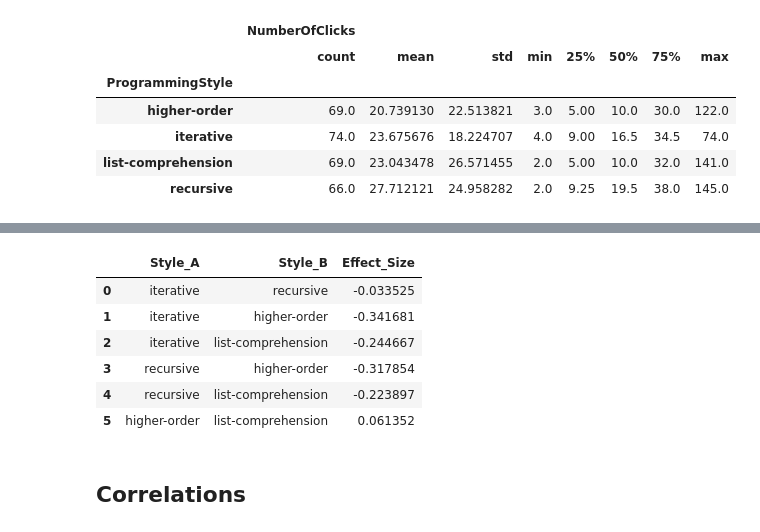
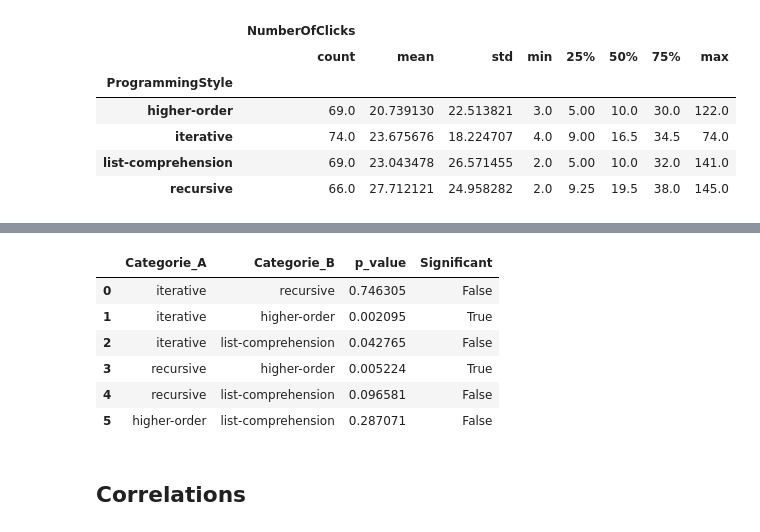
Before and after one commit to Sonaion/bachelor-arbeit, a Jupyter notebook: DataEvaluation/RQ02_01_VisualAttentionTotal.ipynb, the cells around one changed output, grey strips where cells are left out. Cells and saved outputs as stored; diff of their text form; code cells hidden in the pictures.

```diff
--- a/DataEvaluation/RQ02_01_VisualAttentionTotal.ipynb
+++ b/DataEvaluation/RQ02_01_VisualAttentionTotal.ipynb
@@ -295,24 +212,16 @@ df_effect_size.to_excel("./tmp_number_effect_size.xlsx")
-# %%
-df_tmp = df.copy()
-df_tmp = df_tmp[["ProgrammingStyle", "AverageTimeOfClicks"]]
-df_effect_size = pd.DataFrame([], columns=["Style_A", "Style_B", "Effect_Size"])
-styles = df_tmp["ProgrammingStyle"].unique()
-for idx, style_a in enumerate(styles):
-    for style_b in styles[idx+1:]:
-        style_a_data = df_tmp[df_tmp["ProgrammingStyle"]==style_a]["AverageTimeOfClicks"]
-        style_b_data = df_tmp[df_tmp["ProgrammingStyle"]==style_b]["AverageTimeOfClicks"]
-        effect_size = cohend(style_a_data, style_b_data)
-        df_effect_size.loc[len(df_effect_size)] = [style_a, style_b, effect_size]
-display(df_effect_size)
-df_effect_size.to_excel("./tmp_time_effect_size.xlsx")
-# %% [output]
-|  | Style_A | Style_B | Effect_Size |
-| 0 | iterative | recursive | -0.033525 |
-| 1 | iterative | higher-order | -0.341681 |
-| 2 | iterative | list-comprehension | -0.244667 |
-| 3 | recursive | higher-order | -0.317854 |
-| 4 | recursive | list-comprehension | -0.223897 |
-| 5 | higher-order | list-comprehension | 0.061352 |
+# %%
+df_tmp = df.copy()
+df_tmp = util_stats.mannwhitneyu_for_df(df_tmp, "ProgrammingStyle", "AverageTimeOfClicks")
+display(df_tmp)
+df_tmp.to_excel("./results/data/RQ2_TimeOfClicks_P.xlsx")
+# %% [output]
+|  | Categorie_A | Categorie_B | p_value | Significant |
+| 0 | iterative | recursive | 0.746305 | False |
+| 1 | iterative | higher-order | 0.002095 | True |
+| 2 | iterative | list-comprehension | 0.042765 | False |
+| 3 | recursive | higher-order | 0.005224 | True |
+| 4 | recursive | list-comprehension | 0.096581 | False |
+| 5 | higher-order | list-comprehension | 0.287071 | False |
 # %% [markdown]
 ## Correlations
 # %% [markdown]
```
Also changed, not shown: parts of 17 cells of this notebook, 14 other files.
